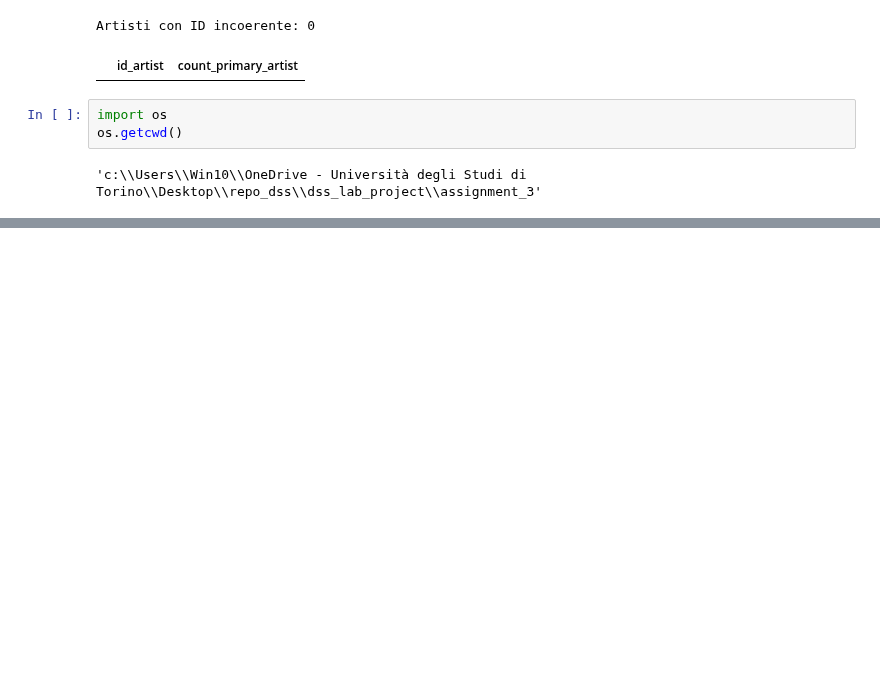
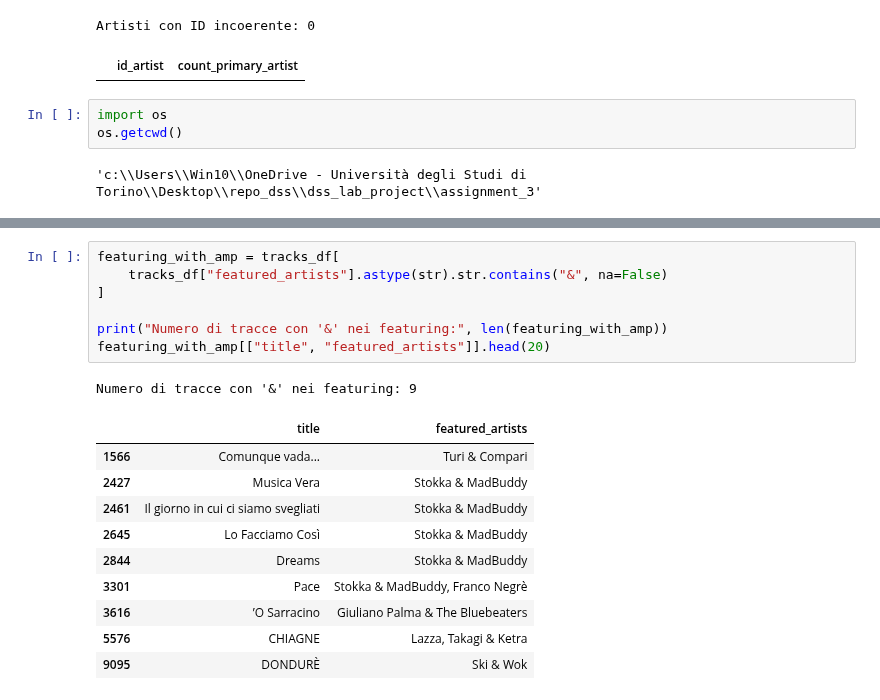
Before and after one commit to ChefBB/dss_lab_project, a Jupyter notebook: assignment_3/prova1.ipynb, the cells around one changed output, grey strips where cells are left out. Saved outputs shown, nothing was run; the diff lists cells and outputs as text; blank space fills up the shorter version.

```diff
--- a/assignment_3/prova1.ipynb
+++ b/assignment_3/prova1.ipynb
@@ -339,0 +358,19 @@ os.getcwd()
+# %%
+featuring_with_amp = tracks_df[
+    tracks_df["featured_artists"].astype(str).str.contains("&", na=False)
+]
+
+print("Numero di tracce con '&' nei featuring:", len(featuring_with_amp))
+featuring_with_amp[["title", "featured_artists"]].head(20)
+# %% [output]
+Numero di tracce con '&' nei featuring: 9
+|  | title | featured_artists |
+| 1566 | Comunque vada... | Turi & Compari |
+| 2427 | Musica Vera | Stokka & MadBuddy |
+| 2461 | Il giorno in cui ci siamo svegliati | Stokka & MadBuddy |
+| 2645 | Lo Facciamo Così | Stokka & MadBuddy |
+| 2844 | Dreams | Stokka & MadBuddy |
+| 3301 | Pace | Stokka & MadBuddy, Franco Negrè |
+| 3616 | ’O Sarracino | Giuliano Palma & The Bluebeaters |
+| 5576 | CHIAGNE | Lazza, Takagi & Ketra |
+| 9095 | DONDURÈ | Ski & Wok |
```
Also changed, not shown: parts of 2 cells of this notebook, 1 other file.
